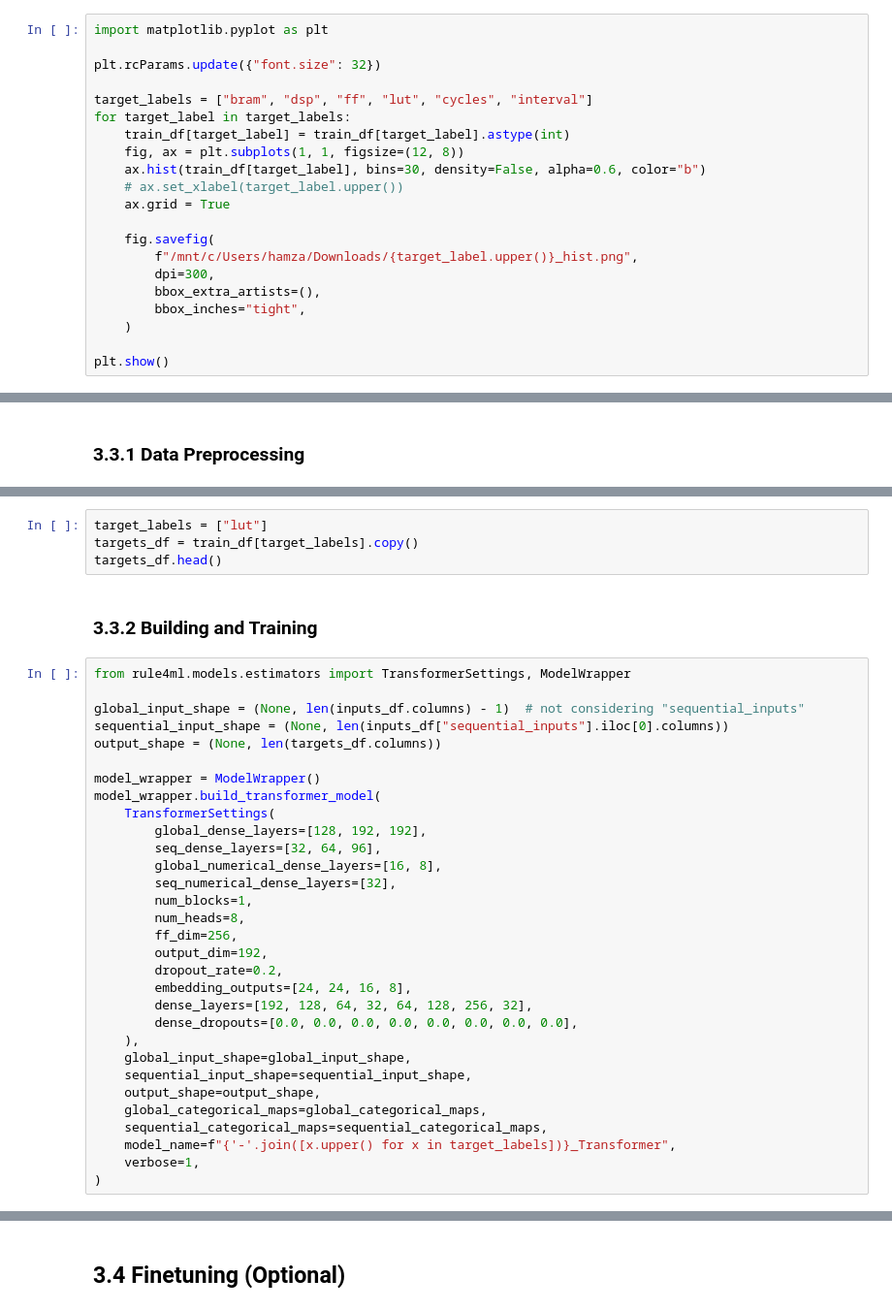
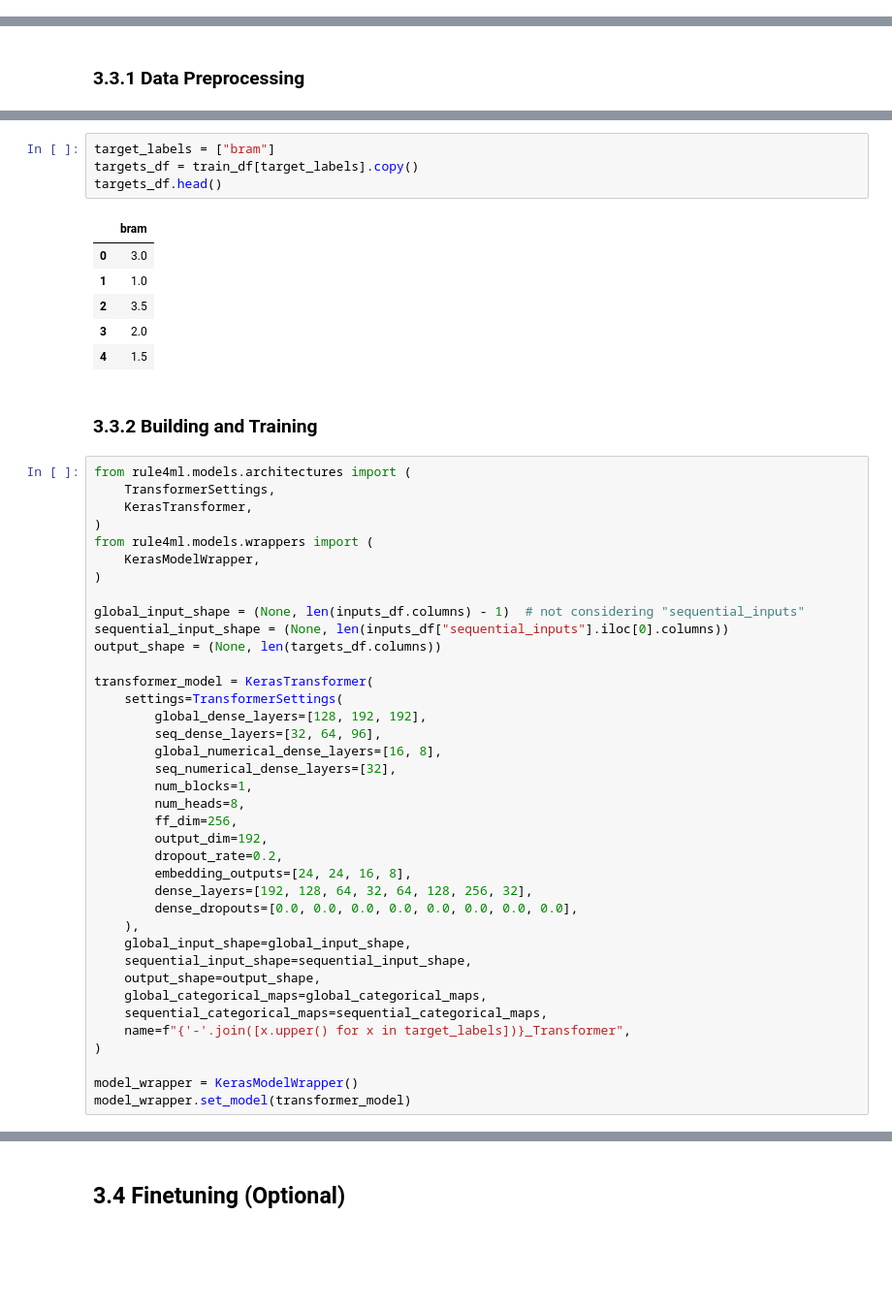
Before and after one commit to IMPETUS-UdeS/rule4ml, a Jupyter notebook: notebooks/tutorial.ipynb, the cells around one changed output, grey strips where cells are left out. Shown at 97% size. Drawn from its saved outputs; the diff is of its cells as text; blank space fills up the shorter version.

Commit message:
decoupled wrappers and architectures for predictors and added torch predictor support

```diff
--- a/notebooks/tutorial.ipynb
+++ b/notebooks/tutorial.ipynb
@@ -526,26 +493,5 @@ test_df.head()
 # %%
 train_df = train_df.dropna(subset=["interval"])
 test_df = test_df.dropna(subset=["interval"])
-# %%
-import matplotlib.pyplot as plt
-
-plt.rcParams.update({"font.size": 32})
-
-target_labels = ["bram", "dsp", "ff", "lut", "cycles", "interval"]
-for target_label in target_labels:
-    train_df[target_label] = train_df[target_label].astype(int)
-    fig, ax = plt.subplots(1, 1, figsize=(12, 8))
-    ax.hist(train_df[target_label], bins=30, density=False, alpha=0.6, color="b")
-    # ax.set_xlabel(target_label.upper())
-    ax.grid = True
-
-    fig.savefig(
-        f"/mnt/c/Users/hamza/Downloads/{target_label.upper()}_hist.png",
-        dpi=300,
-        bbox_extra_artists=(),
-        bbox_inches="tight",
-    )
-
-plt.show()
 # %%
 train_df["sequential_inputs"].iloc[0]
@@ -1051,19 +1062,31 @@ inputs_df["sequential_inputs"].iloc[0]
 # %%
-target_labels = ["lut"]
+target_labels = ["bram"]
 targets_df = train_df[target_labels].copy()
 targets_df.head()
+# %% [output]
+|  | bram |
+| 0 | 3.0 |
+| 1 | 1.0 |
+| 2 | 3.5 |
+| 3 | 2.0 |
+| 4 | 1.5 |
 # %% [markdown]
 ### 3.3.2 Building and Training <a class="anchor" id="fit-transformers"></a>
 # %%
-from rule4ml.models.estimators import TransformerSettings, ModelWrapper
+from rule4ml.models.architectures import (
+    TransformerSettings,
+    KerasTransformer,
+)
+from rule4ml.models.wrappers import (
+    KerasModelWrapper,
+)
 
 global_input_shape = (None, len(inputs_df.columns) - 1)  # not considering "sequential_inputs"
 sequential_input_shape = (None, len(inputs_df["sequential_inputs"].iloc[0].columns))
 output_shape = (None, len(targets_df.columns))
 
-model_wrapper = ModelWrapper()
-model_wrapper.build_transformer_model(
-    TransformerSettings(
+transformer_model = KerasTransformer(
+    settings=TransformerSettings(
         global_dense_layers=[128, 192, 192],
         seq_dense_layers=[32, 64, 96],
         global_numerical_dense_layers=[16, 8],
@@ -1082,6 +1105,8 @@ model_wrapper.build_transformer_model(
     output_shape=output_shape,
     global_categorical_maps=global_categorical_maps,
     sequential_categorical_maps=sequential_categorical_maps,
-    model_name=f"{'-'.join([x.upper() for x in target_labels])}_Transformer",
-    verbose=1,
+    name=f"{'-'.join([x.upper() for x in target_labels])}_Transformer",
 )
+
+model_wrapper = KerasModelWrapper()
+model_wrapper.set_model(transformer_model)
```
Also changed, not shown: parts of 25 cells of this notebook, 12 other files.
